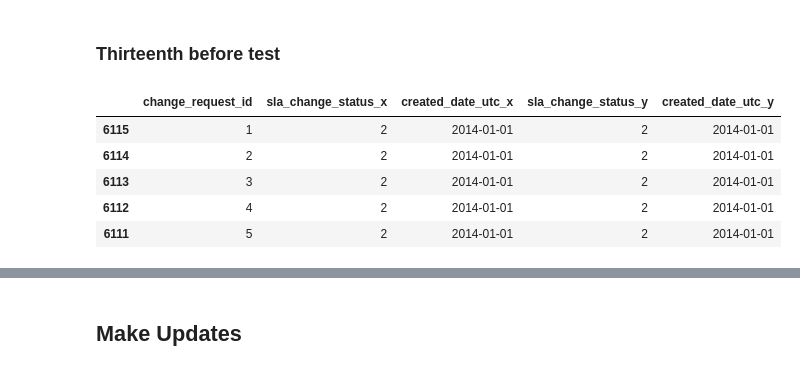
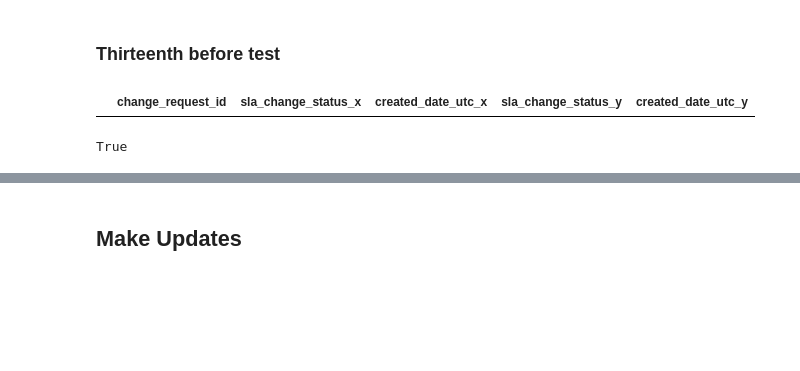
Before and after one commit to NYC-Parks/SLADB, a Jupyter notebook: testing/test_change_requests.ipynb, the cells around one changed output, grey strips where cells are left out. Cells and saved outputs as stored; diff of their text form; code cells hidden in the pictures; blank space fills up the shorter version.

Commit message:
updating a couple of tests in change request nb (comparing entries in tbl_change_request to tbl_change_request_status)

```diff
--- a/testing/test_change_requests.ipynb
+++ b/testing/test_change_requests.ipynb
@@ -541,25 +543,24 @@ with 'sla_change_status' == 4 make sure those entries have \
 'created_date_utc'== max('created_date_utc') for that change request''')
 # %%
 temp_df = before_change_request_status[
-    before_change_request_status['sla_change_status'] == 2][[
-        'change_request_id',
-        'sla_change_status',
-        'created_date_utc'
+    before_change_request_status['sla_change_status'] == 4][[
+        'change_request_id', 'sla_change_status', 'created_date_utc'
     ]].sort_values(by='change_request_id').merge(
-        before_change_request_status.groupby('change_request_id').max()[[
-            'sla_change_status', 'created_date_utc'
-        ]],
+        before_change_request_status.groupby('change_request_id')[[
+            'change_request_id', 'sla_change_status', 'created_date_utc'
+        ]].max()[['sla_change_status', 'created_date_utc']],
         left_on='change_request_id',
         right_index=True,
         how='left')
 temp_df.head()
 # %% [output]
 |  | change_request_id | sla_change_status_x | created_date_utc_x | sla_change_status_y | created_date_utc_y |
-| 6115 | 1 | 2 | 2014-01-01 | 2 | 2014-01-01 |
-| 6114 | 2 | 2 | 2014-01-01 | 2 | 2014-01-01 |
-| 6113 | 3 | 2 | 2014-01-01 | 2 | 2014-01-01 |
-| 6112 | 4 | 2 | 2014-01-01 | 2 | 2014-01-01 |
-| 6111 | 5 | 2 | 2014-01-01 | 2 | 2014-01-01 |
+# %%
+len(temp_df[
+        (temp_df['sla_change_status_x'] != temp_df['sla_change_status_y'])
+        | (temp_df['created_date_utc_x'] != temp_df['created_date_utc_y'])]) ==0
+# %% [output]
+True
 # %%
 results.append(
     len(temp_df[
```
Also changed, not shown: parts of 15 cells of this notebook.
